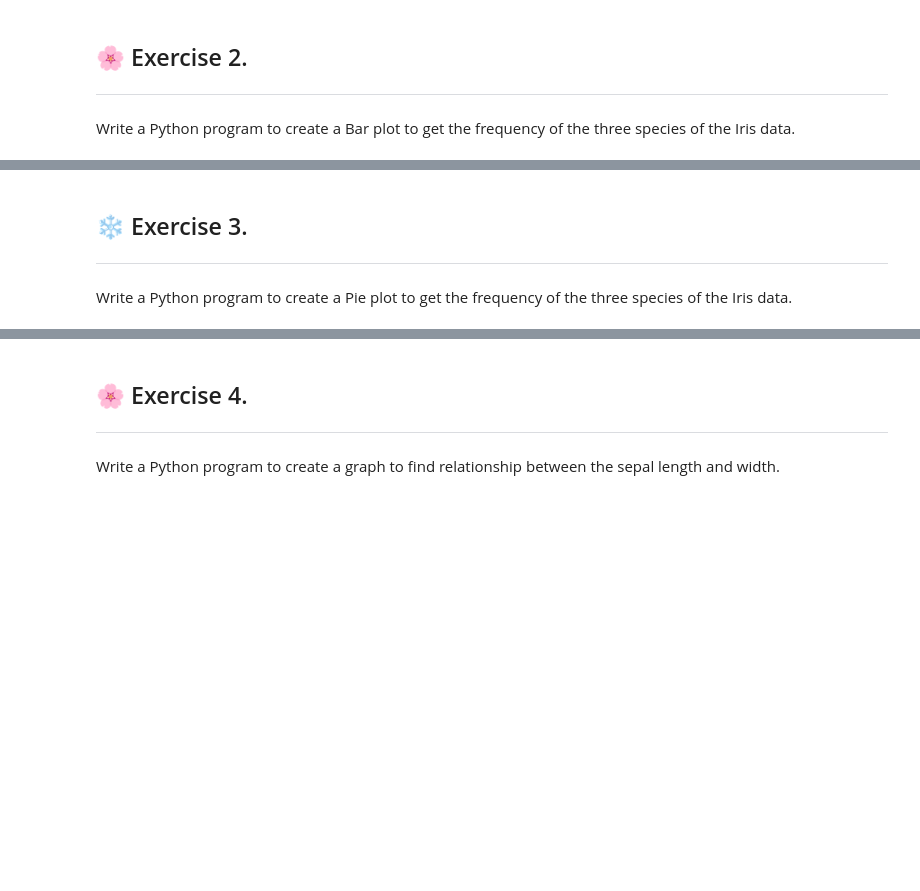
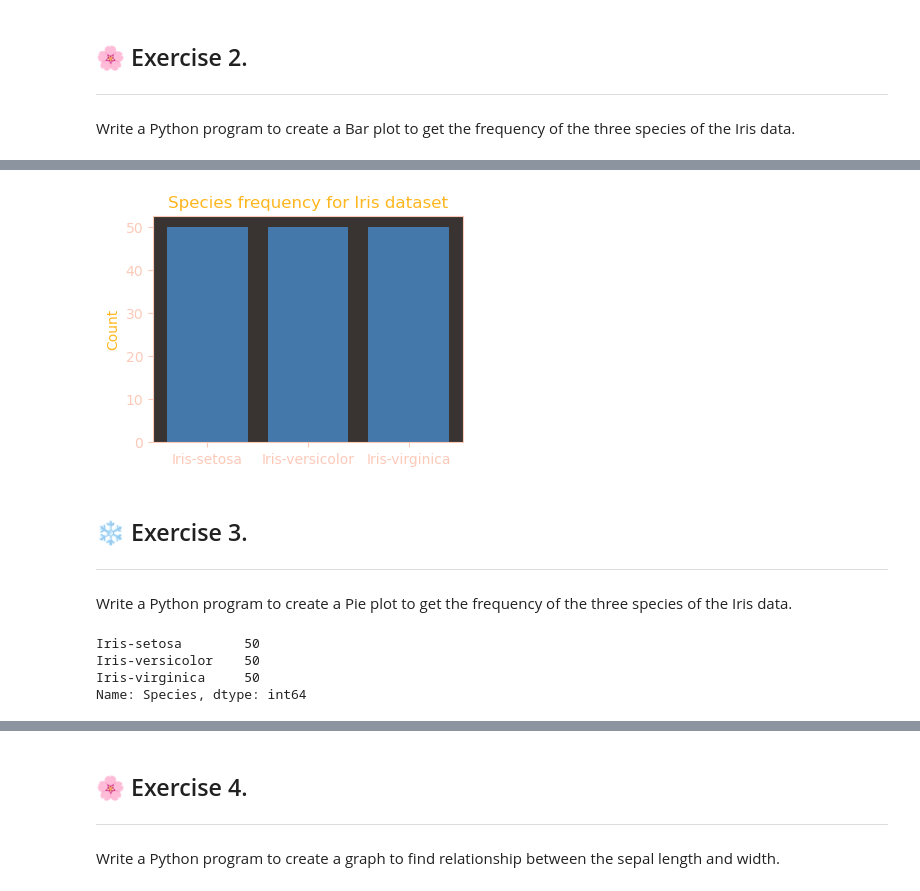
Before and after one commit to Ai-Yukino/tabula-rasa, a Jupyter notebook: py/sklearn/notebooks/B/B.ipynb, the cells around one changed output, grey strips where cells are left out. Cells and saved outputs as stored; diff of their text form; code cells hidden in the pictures; blank space fills up the shorter version.

```diff
--- a/py/sklearn/notebooks/B/B.ipynb
+++ b/py/sklearn/notebooks/B/B.ipynb
@@ -63,6 +122,29 @@ Write a Python program to create a Bar plot to get the frequency of the three sp
+# %%
+fig, ax = plt.subplots(figsize=[4, 3], dpi=100)
+
+x = df_species_value_counts.index
+height = df_species_value_counts
+
+plt.bar(x, height)
+
+plt.ylabel("Count")
+plt.title("Species frequency for Iris dataset")
+
+plt.show()
+# %% [output]
+[figure, added]
 # %% [markdown]
 ## ❄ Exercise 3.
 
 ---
 
 Write a Python program to create a Pie plot to get the frequency of the three species of the Iris data.
+# %%
+df_species_value_counts = df["Species"].value_counts()
+
+df_species_value_counts
+# %% [output]
+Iris-setosa        50
+Iris-versicolor    50
+Iris-virginica     50
+Name: Species, dtype: int64
```
Also changed, not shown: parts of 37 cells of this notebook, 2 other files.
